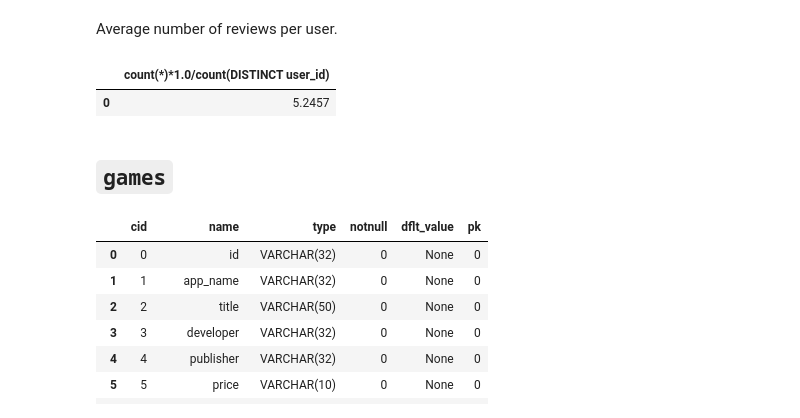
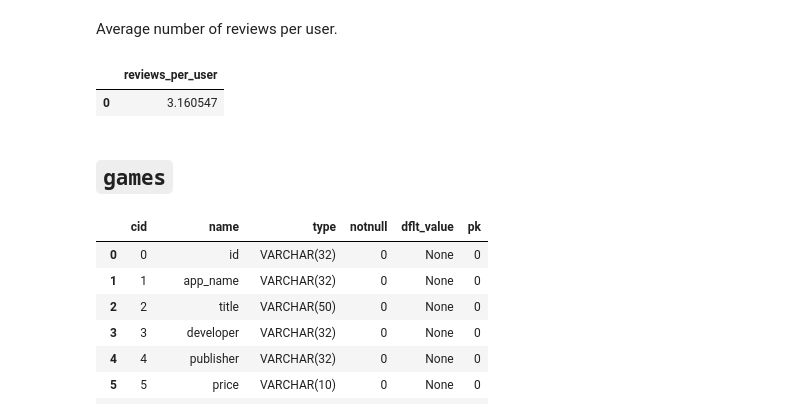
Before and after one commit to ayorgo/steam-recsys, a Jupyter notebook: steam-recsys.ipynb, the cells around one changed output. Cells and saved outputs as stored; diff of their text form; code cells hidden in the pictures.

```diff
--- a/steam-recsys.ipynb
+++ b/steam-recsys.ipynb
@@ -955,10 +977,10 @@ query("""
 # %% [markdown]
 Average number of reviews per user.
 # %%
-query("SELECT count(*)*1.0/count(DISTINCT user_id) FROM reviews;")
+query("SELECT count(*)*1.0/count(DISTINCT username) as reviews_per_user FROM reviews;")
 # %% [output]
-|  | count(*)*1.0/count(DISTINCT user_id) |
-| 0 | 5.2457 |
+|  | reviews_per_user |
+| 0 | 3.160547 |
 # %% [markdown]
 ## `games`
 # %%
```
Also changed, not shown: parts of 24 cells of this notebook.
